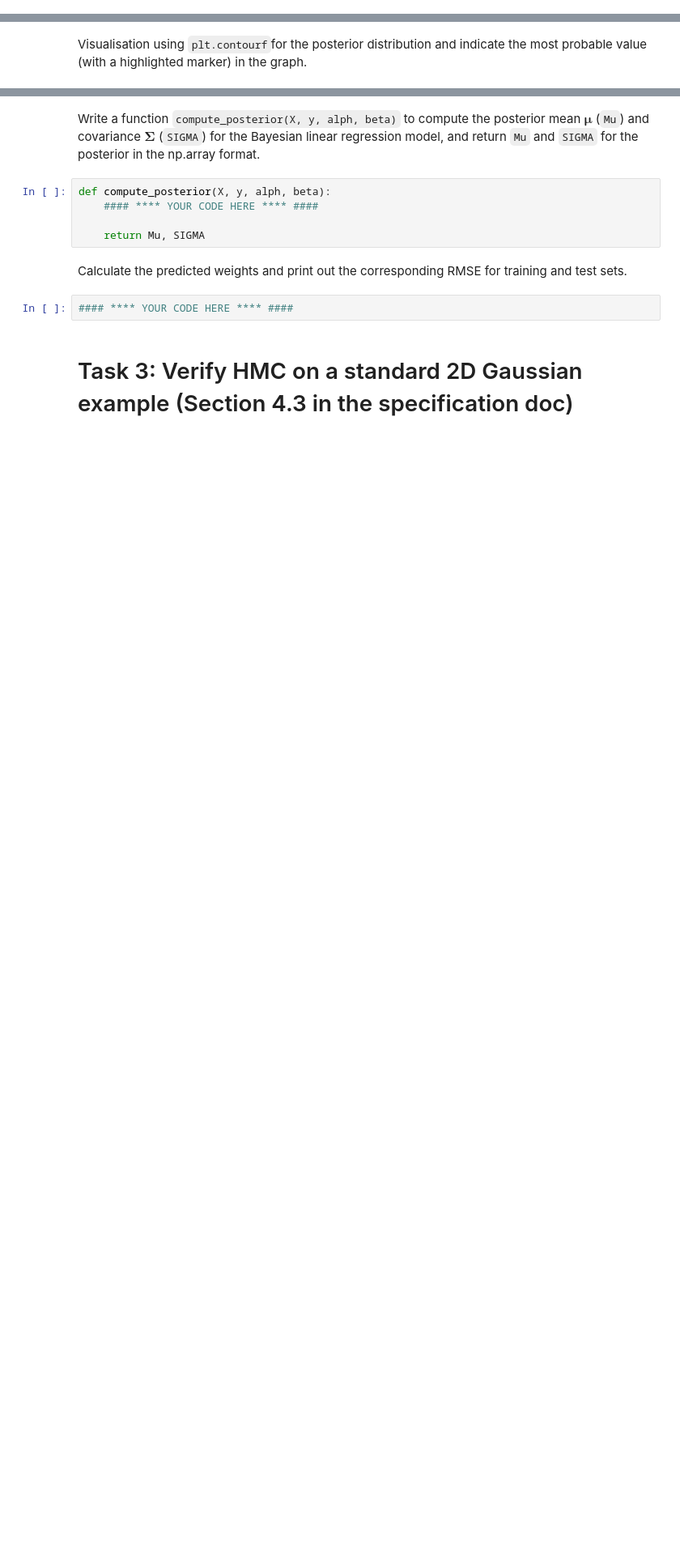
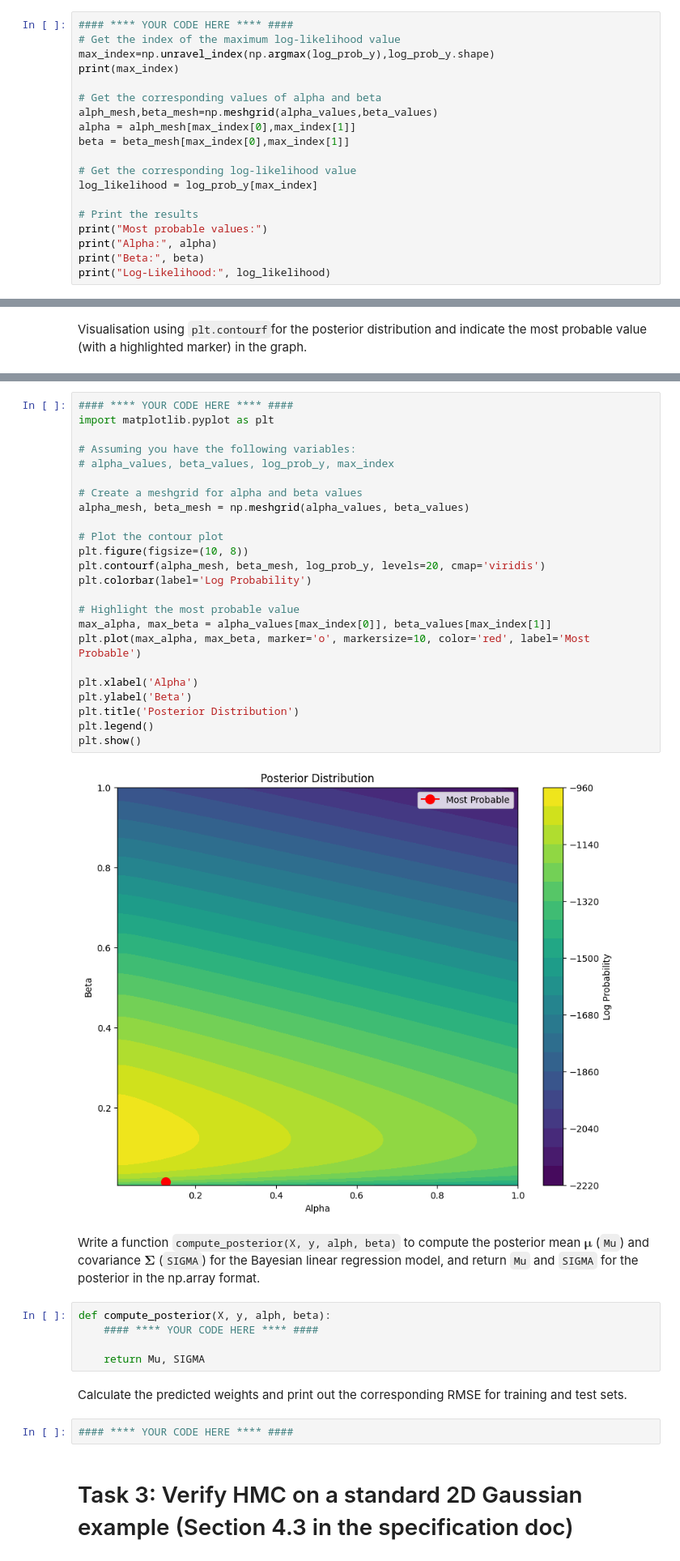
Before and after one commit to rwitobaansheikh/Bayesian_Final_project, a Jupyter notebook: CM50268 BML Final Project 2024/CM50268 BML_Final_Project.ipynb, the cells around one changed output, grey strips where cells are left out. Shown: that part at 81% size. Drawn from its saved outputs; the diff is of its cells as text; blank space fills up the shorter version.

```diff
--- a/CM50268 BML Final Project 2024/CM50268 BML_Final_Project.ipynb
+++ b/CM50268 BML Final Project 2024/CM50268 BML_Final_Project.ipynb
@@ -130,0 +174,19 @@ Print out the most proboble values of the parameters $\alpha$ and $\beta$ and th
+# %%
+#### **** YOUR CODE HERE **** ####
+# Get the index of the maximum log-likelihood value
+max_index=np.unravel_index(np.argmax(log_prob_y),log_prob_y.shape)
+print(max_index)
+
+# Get the corresponding values of alpha and beta
+alph_mesh,beta_mesh=np.meshgrid(alpha_values,beta_values)
+alpha = alph_mesh[max_index[0],max_index[1]]
+beta = beta_mesh[max_index[0],max_index[1]]
+
+# Get the corresponding log-likelihood value
+log_likelihood = log_prob_y[max_index]
+
+# Print the results
+print("Most probable values:")
+print("Alpha:", alpha)
+print("Beta:", beta)
+print("Log-Likelihood:", log_likelihood)
@@ -135,3 +201,29 @@ Visualisation using `plt.contourf`for the posterior distribution and indicate th
+# %%
+#### **** YOUR CODE HERE **** ####
+import matplotlib.pyplot as plt
+
+# Assuming you have the following variables:
+# alpha_values, beta_values, log_prob_y, max_index
+
+# Create a meshgrid for alpha and beta values
+alpha_mesh, beta_mesh = np.meshgrid(alpha_values, beta_values)
+
+# Plot the contour plot
+plt.figure(figsize=(10, 8))
+plt.contourf(alpha_mesh, beta_mesh, log_prob_y, levels=20, cmap='viridis')
+plt.colorbar(label='Log Probability')
+
+# Highlight the most probable value
+max_alpha, max_beta = alpha_values[max_index[0]], beta_values[max_index[1]]
+plt.plot(max_alpha, max_beta, marker='o', markersize=10, color='red', label='Most Probable')
+
+plt.xlabel('Alpha')
+plt.ylabel('Beta')
+plt.title('Posterior Distribution')
+plt.legend()
+plt.show()
+# %% [output]
+[figure, added]
 # %% [markdown]
 Write a function `compute_posterior(X, y, alph, beta)`  to compute the posterior mean $\mathbf{\mu}$ (`Mu`) and covariance $\mathbf{\Sigma}$ (`SIGMA`) for the Bayesian linear regression model, and return `Mu` and `SIGMA` for the posterior in the np.array format.
 # %%
```
Also changed, not shown: parts of 7 cells of this notebook.
